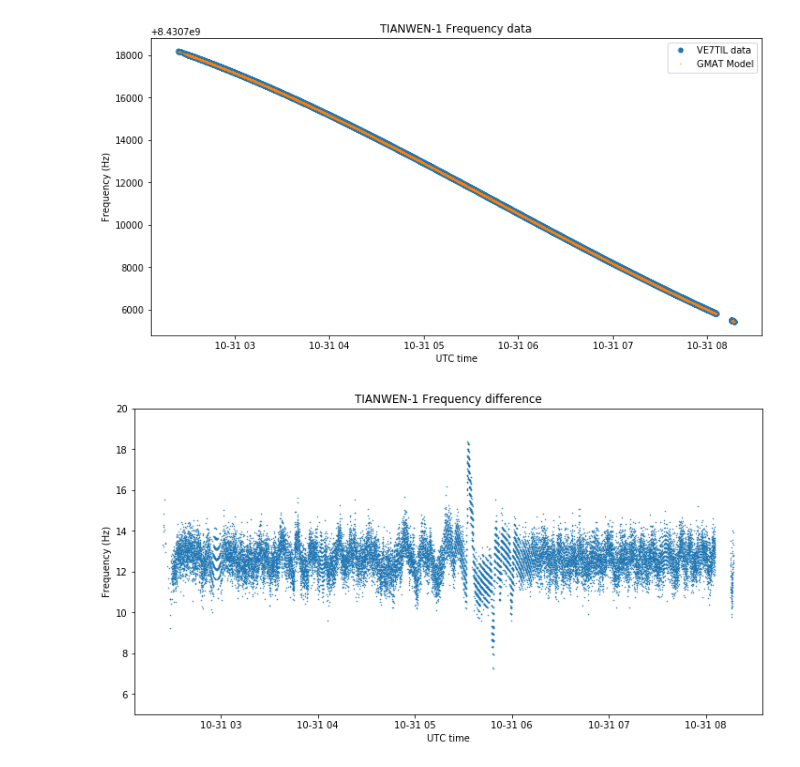
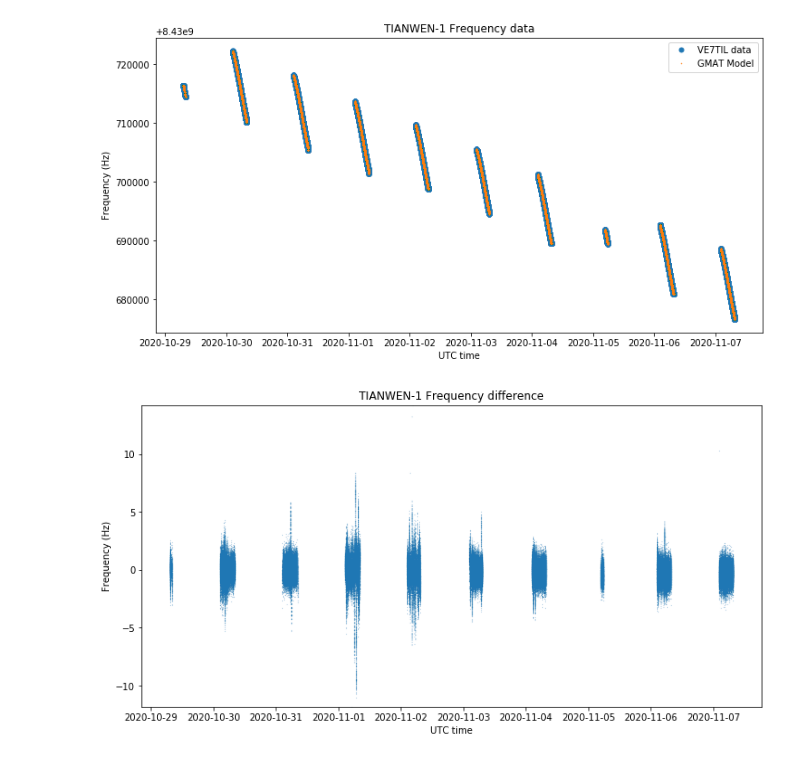
Before and after one commit to ScottTilley/tianwen1, a Jupyter notebook: Doppler_study.ipynb, the cells around one changed output. Saved outputs shown, nothing was run; the diff lists cells and outputs as text; code cells hidden in the pictures.

```diff
--- a/Doppler_study.ipynb
+++ b/Doppler_study.ipynb
@@ -13,4 +13,10 @@ plt.rcParams['figure.figsize'] = [12, 6]
 plt.rcParams['figure.facecolor'] = 'w'
 # %%
 #f_carrier = 8431.0165302617e6 before GPSDO software change, average of Oct 11-17th.
-f_carrier = 8431.01653051e6
+#f_carrier = 8431.01653051e6
+#f_carrier = 8431016530.542998 # Carrier guess after taking mean of October 18-28th before TCM-3.
+#f_carrier = 8431016531.832931
+f_carrier = 8431016531.832977
+
+f_tx = (749*f_carrier) / 880
+print (f_tx)
@@ -17,9 +25,9 @@ f_carrier = 8431.01653051e6
 # %%
-data = np.fromfile('31.dat', sep = ' ').reshape((-1,4))
+data = np.fromfile('29_7.dat', sep = ' ').reshape((-1,4))
 t_data = Time(data[:,0], format = 'mjd')
 freq_data = data[:,1]
 # %%
-gmd_file = '/home/scott/code/GMAT/R2020a/output/ve7til.gmd'
+gmd_file = '/home/scott/code/GMAT/R2020a/output/ve7til_tcm3.gmd'
 gmd_mjd = []
 gmd_rangerate = []
 with open(gmd_file) as f:
@@ -98,13 +81,13 @@ plt.xlabel('UTC time')
 plt.legend()
 plt.show();
 # %% [output]
-[figure, old version]
+[figure, new version]
 # %%
-plt.ylim(5,20)
-plt.plot(t_data.datetime, freq_data - freq_gmat,'.', markersize=1, label = 'strf file')
+plt.ylim(np.min(np_diff), np.max(np_diff))
+plt.plot(t_data.datetime, freq_data - freq_gmat,'.', markersize=.2, label = 'strf file')
 plt.title('TIANWEN-1 Frequency difference')
 plt.ylabel('Frequency (Hz)')
 plt.xlabel('UTC time')
 plt.show()
 # %% [output]
-[figure, old version]
+[figure, new version]
```
Also changed, not shown: parts of 5 cells of this notebook, 2 other files.
